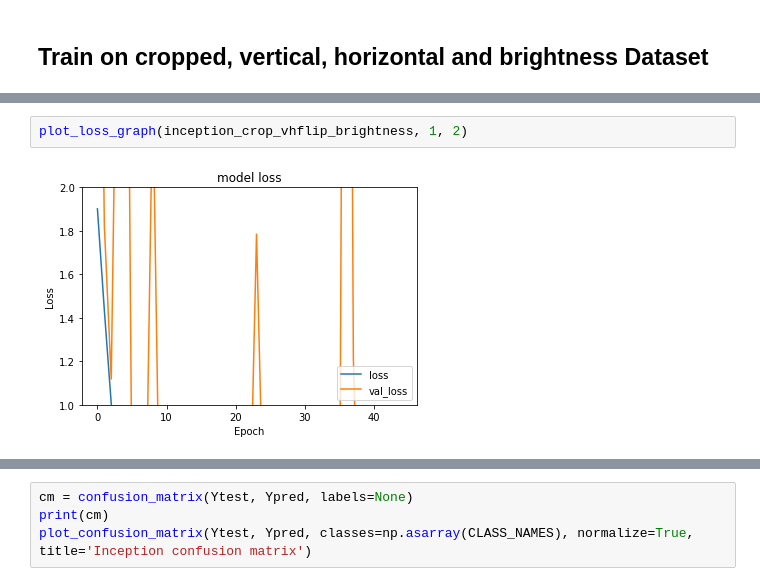
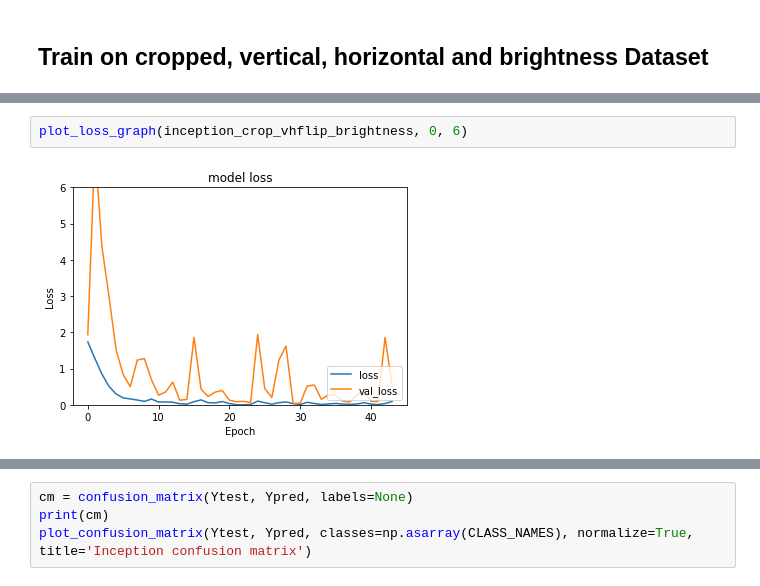
Before and after one commit to SalvatoreCognetta/BreastCancerDetection, a Jupyter notebook: project.ipynb, the cells around one changed output, grey strips where cells are left out. Cells and saved outputs as stored; diff of their text form.

```diff
--- a/project.ipynb
+++ b/project.ipynb
@@ -875,7 +877,7 @@ plot_accuracy_graph(inception_crop_vhflip_brightness)
 # %%
-plot_loss_graph(inception_crop_vhflip_brightness, 1, 2)
+plot_loss_graph(inception_crop_vhflip_brightness, 0, 6)
 # %% [output]
-[figure, old version]
+[figure, new version]
 # %%
 try:
   best_inception_crop_vhflip_brigthtness = models.load_model("inception_crop_vhflip_brightness.h5")
```
Also changed, not shown: parts of 32 cells of this notebook.
